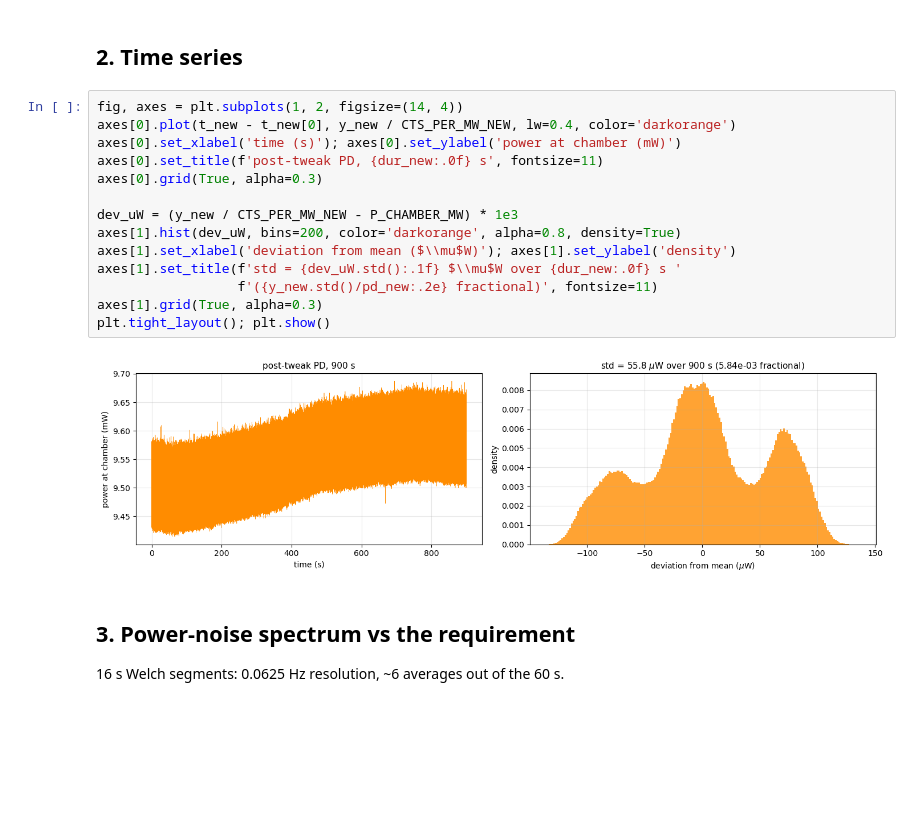
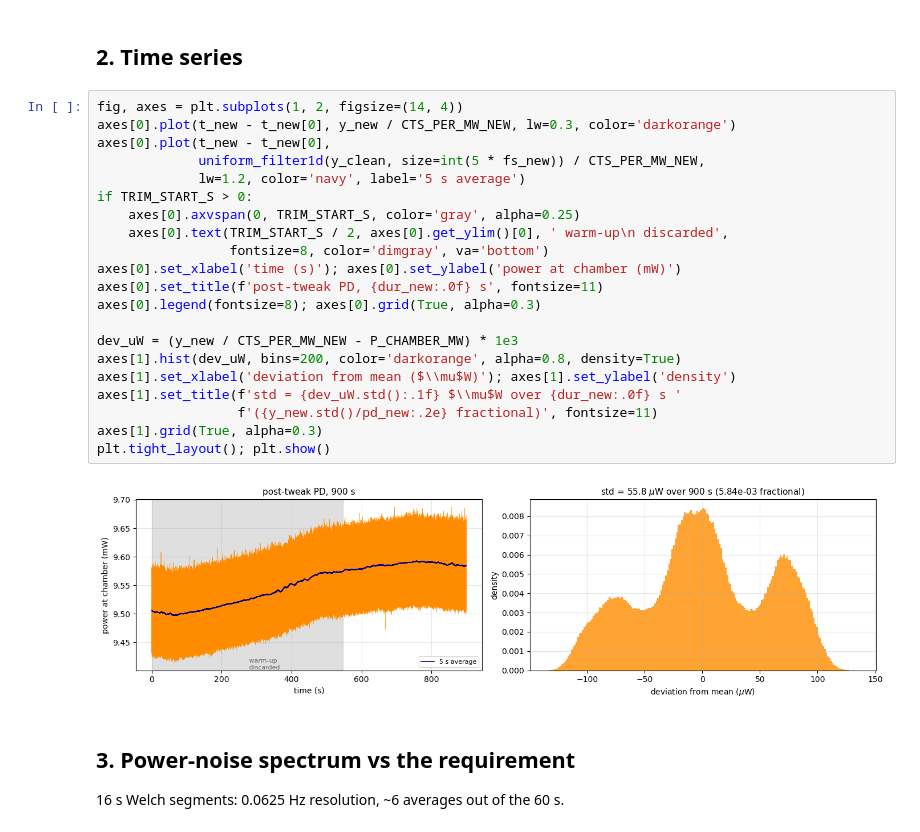
Before and after one commit to Moore-Lab/Decay-Sail, a Jupyter notebook: analysis/laser_rin.ipynb, the cells around one changed output. Cells and saved outputs as stored; diff of their text form; blank space fills up the shorter version.

```diff
--- a/analysis/laser_rin.ipynb
+++ b/analysis/laser_rin.ipynb
@@ -142,20 +261,27 @@ still needs a run of a few hours
 ## 2. Time series
 # %%
 fig, axes = plt.subplots(1, 2, figsize=(14, 4))
-axes[0].plot(t_new - t_new[0], y_new / CTS_PER_MW_NEW, lw=0.4, color='darkorange')
+axes[0].plot(t_new - t_new[0], y_new / CTS_PER_MW_NEW, lw=0.3, color='darkorange')
+axes[0].plot(t_new - t_new[0],
+             uniform_filter1d(y_clean, size=int(5 * fs_new)) / CTS_PER_MW_NEW,
+             lw=1.2, color='navy', label='5 s average')
+if TRIM_START_S > 0:
+    axes[0].axvspan(0, TRIM_START_S, color='gray', alpha=0.25)
+    axes[0].text(TRIM_START_S / 2, axes[0].get_ylim()[0], ' warm-up\n discarded',
+                 fontsize=8, color='dimgray', va='bottom')
 axes[0].set_xlabel('time (s)'); axes[0].set_ylabel('power at chamber (mW)')
 axes[0].set_title(f'post-tweak PD, {dur_new:.0f} s', fontsize=11)
-axes[0].grid(True, alpha=0.3)
+axes[0].legend(fontsize=8); axes[0].grid(True, alpha=0.3)
 
 dev_uW = (y_new / CTS_PER_MW_NEW - P_CHAMBER_MW) * 1e3
 axes[1].hist(dev_uW, bins=200, color='darkorange', alpha=0.8, density=True)
 axes[1].set_xlabel('deviation from mean ($\\mu$W)'); axes[1].set_ylabel('density')
 axes[1].set_title(f'std = {dev_uW.std():.1f} $\\mu$W over {dur_new:.0f} s '
                   f'({y_new.std()/pd_new:.2e} fractional)', fontsize=11)
 axes[1].grid(True, alpha=0.3)
 plt.tight_layout(); plt.show()
 # %% [output]
-[figure, old version]
+[figure, new version]
 # %% [markdown]
 ## 3. Power-noise spectrum vs the requirement
 
```
Also changed, not shown: parts of 5 cells of this notebook.
